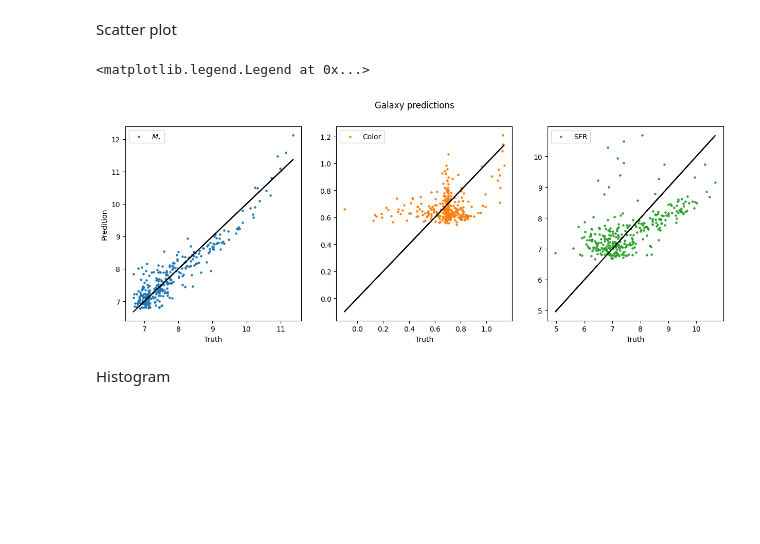
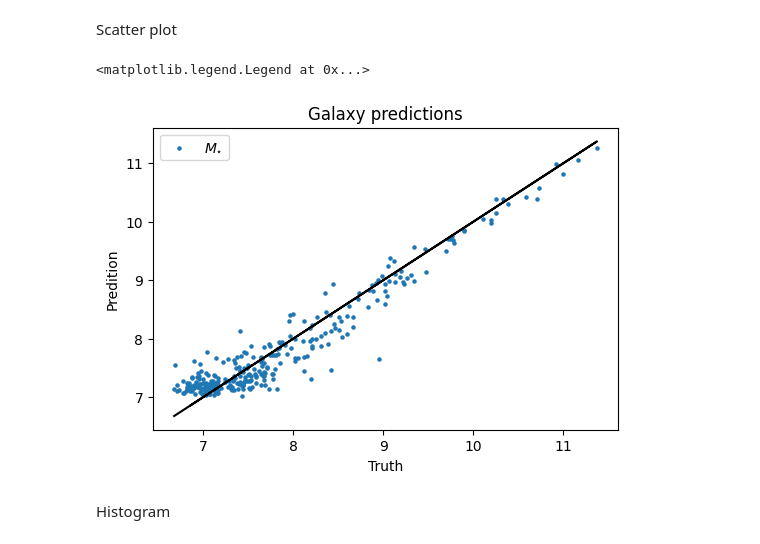
Before and after one commit to DataDrivenGalaxyEvolution/galevo23-tutorials, a Jupyter notebook: week-2/tutorial_on_halo-galaxy_connection/halo-galaxy_connection.ipynb, the cells around one changed output. Cells and saved outputs as stored; diff of their text form; code cells hidden in the pictures; blank space fills up the shorter version.

```diff
--- a/week-2/tutorial_on_halo-galaxy_connection/halo-galaxy_connection.ipynb
+++ b/week-2/tutorial_on_halo-galaxy_connection/halo-galaxy_connection.ipynb
@@ -330,8 +341,8 @@ Getting
 x_train = np.array([df_train['M_h'], df_train['R_h'], df_train['V_h']]).T
 x_test = np.array([df_test['M_h'], df_test['R_h'], df_test['V_h']]).T
 
-y_train = np.array([df_train['M_g'], df_train['color_g'], df_train['SFR_g']]).T
-y_test = np.array([df_test['M_g'], df_test['color_g'], df_test['SFR_g']]).T
+y_train = np.array([df_train['M_g']]).T
+y_test = np.array([df_test['M_g']]).T
 # %%
 x_train.shape, x_test.shape, y_train.shape, y_test.shape
 # %% [output]
@@ -386,13 +402,14 @@ Let's define a simple standard model according too:
 # %%
 def base_model():
     model = models.Sequential()
-    model.add(layers.Dense(64, activation = 'relu', input_shape = (x_train.shape[1],)))
+    model.add(layers.Dense(64, activation = 'relu',
+                           input_shape = (x_train.shape[1],)))
     model.add(layers.Dense(32, activation = 'relu'))
-    model.add(layers.Dense(3))
+    model.add(layers.Dense(1))
 
     print(model.summary())
 
-    model.compile(optimizer = 'Adamax', loss = 'mse')
+    model.compile(optimizer = 'Adam', loss = 'mse')
 
     return model
 # %% [markdown]
@@ -425,7 +442,7 @@ The learning process is made by the `fit` function
 # %%
 #Fitting data
 no_epochs = 100
-batch_size = 100
+batch_size = 50
 validation_split = 0.2
 history = my_model.fit(x_train, y_train, epochs = no_epochs,
                        batch_size = batch_size,
@@ -476,30 +491,16 @@ array([0.12504842, 0.0272369 , 0.75055384])
 # %% [markdown]
 Scatter plot
 # %%
-fig = plt.figure(dpi = 100, figsize = (15, 5))
-gs = fig.add_gridspec(1, 3)
-axs = gs.subplots()
-
-fig.suptitle('Galaxy predictions')
-
-axs[0].scatter(y_test[:, 0], prediction[:, 0], s = 5, color = 'C0', label = '$M_{\star}$')
-axs[0].set_xlabel(r'Truth')
-axs[0].plot(y_test[:, 0], y_test[:, 0], color = 'black')
-axs[0].set_ylabel(r'Predition')
-axs[0].legend()
-
-axs[1].scatter(y_test[:, 1], prediction[:, 1], s = 5, color = 'C1', label = 'Color')
-axs[1].set_xlabel(r'Truth')
-axs[1].plot(y_test[:, 1], y_test[:, 1], color = 'black')
-axs[1].legend()
-
-axs[2].scatter(y_test[:, 2], prediction[:, 2], s = 5, color = 'C2', label = 'SFR')
-axs[2].plot(y_test[:, 2], y_test[:, 2], color = 'black')
-axs[2].set_xlabel(r'Truth')
-axs[2].legend()
+plt.figure(dpi = 100)
+plt.title('Galaxy predictions')
+plt.scatter(y_test[:, 0], prediction[:, 0], s = 5, color = 'C0', label = '$M_{\star}$')
+plt.xlabel(r'Truth')
+plt.plot(y_test[:, 0], y_test[:, 0], color = 'black')
+plt.ylabel(r'Predition')
+plt.legend()
 # %% [output]
 <matplotlib.legend.Legend at 0x...>
-[figure, old version]
+[figure, new version]
 # %% [markdown]
 Histogram
 # %%
```
Also changed, not shown: parts of 20 cells of this notebook, 3 other files.
